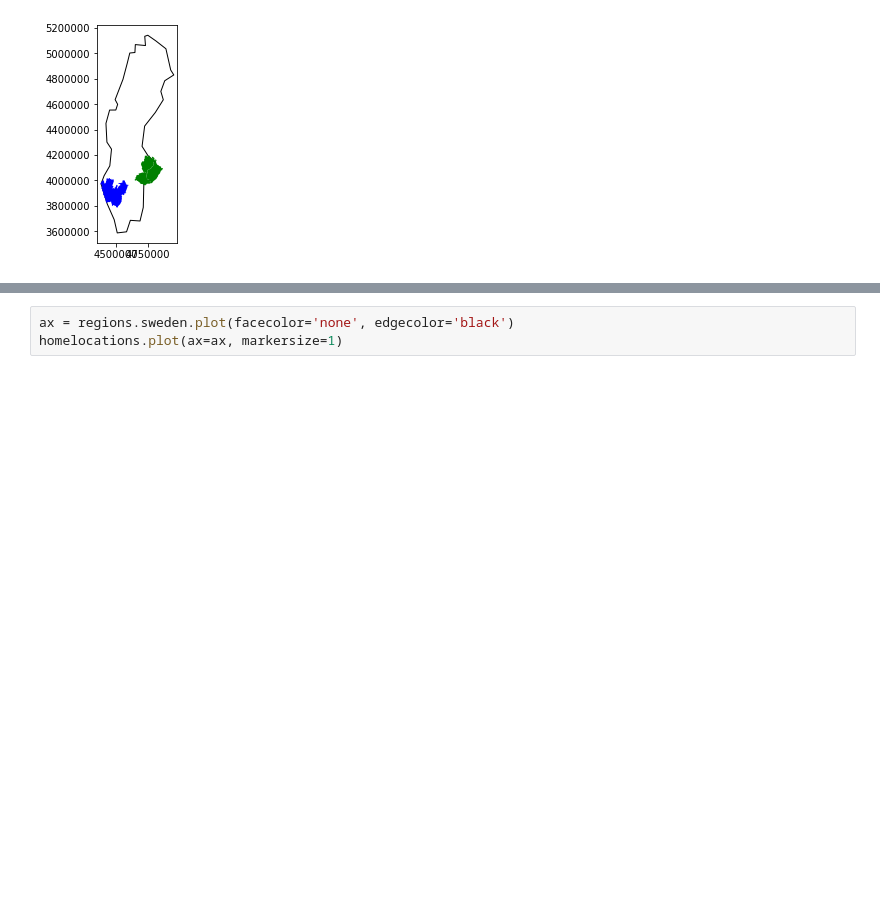
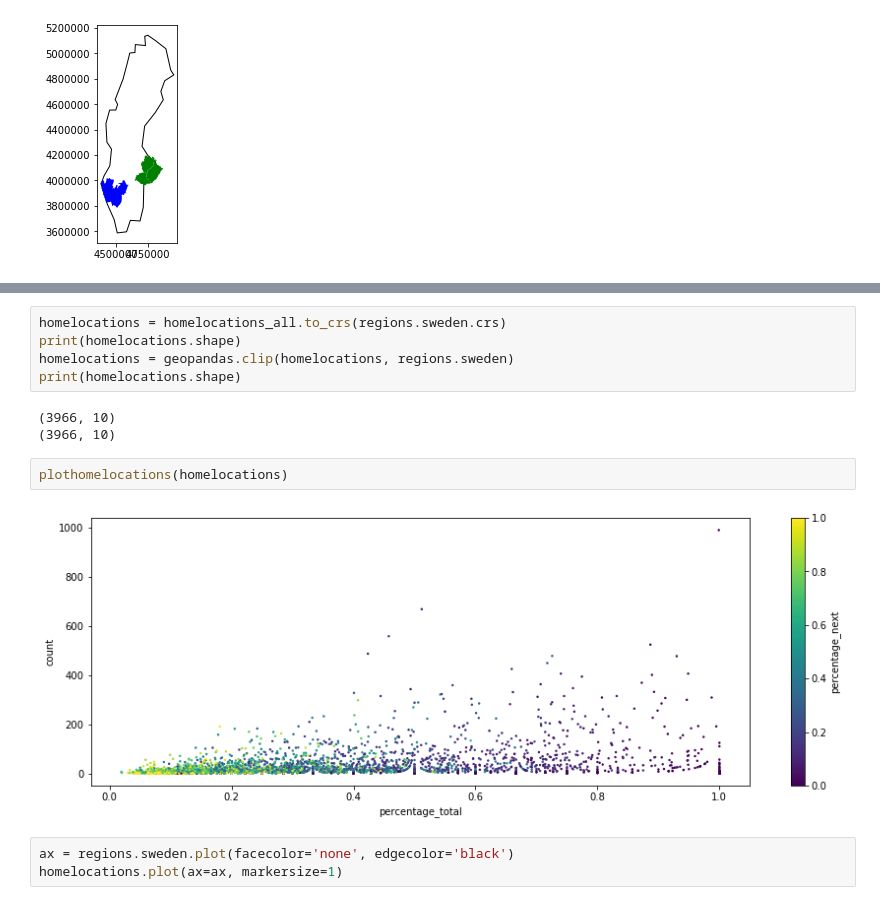
Before and after one commit to TheYuanLiao/individual_mobility_model, a Jupyter notebook: src/py/homelocation.ipynb, the cells around one changed output, grey strips where cells are left out. Drawn from its saved outputs; the diff is of its cells as text; blank space fills up the shorter version.

```diff
--- a/src/py/homelocation.ipynb
+++ b/src/py/homelocation.ipynb
@@ -42,3 +49,15 @@ homelocations = homelocations.to_crs(regions.sweden.crs)
+# %%
+homelocations = homelocations_all.to_crs(regions.sweden.crs)
+print(homelocations.shape)
+homelocations = geopandas.clip(homelocations, regions.sweden)
+print(homelocations.shape)
+# %% [output]
+(3966, 10)
+(3966, 10)
+# %%
+plothomelocations(homelocations)
+# %% [output]
+[figure, added]
 # %%
 ax = regions.sweden.plot(facecolor='none', edgecolor='black')
 homelocations.plot(ax=ax, markersize=1)
```
Also changed, not shown: parts of 7 cells of this notebook.
